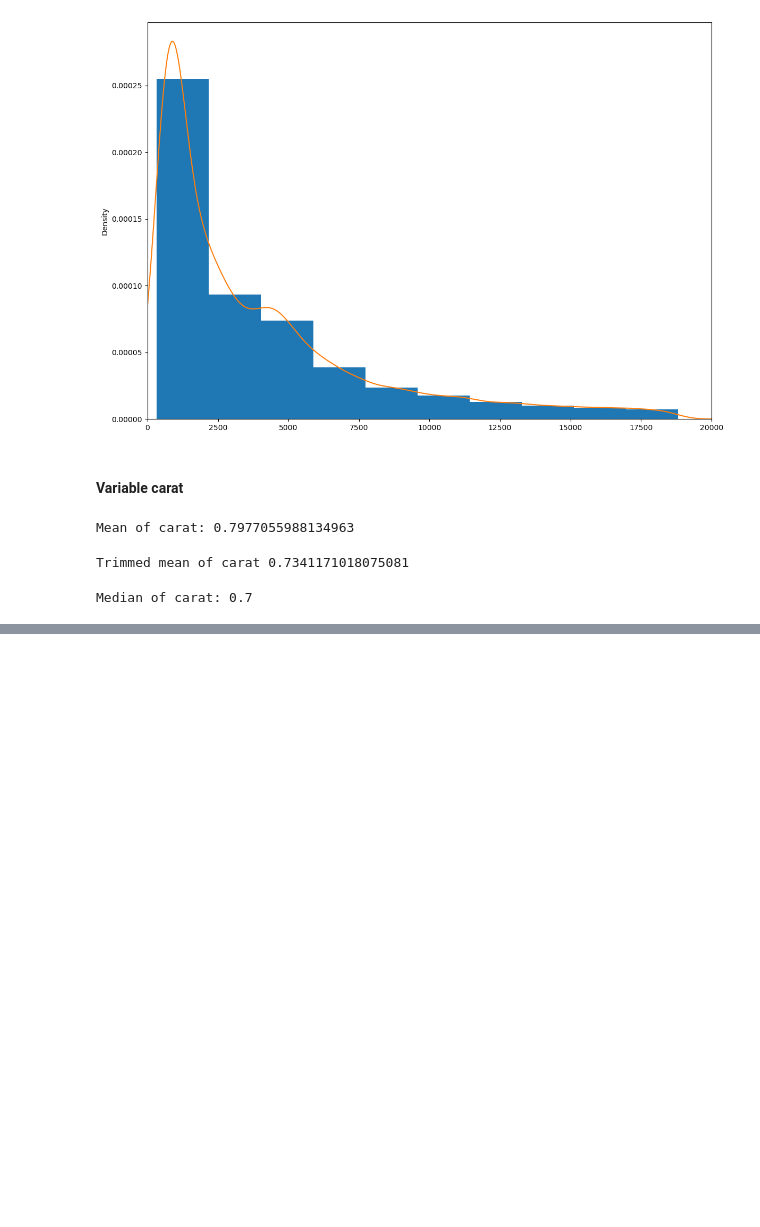
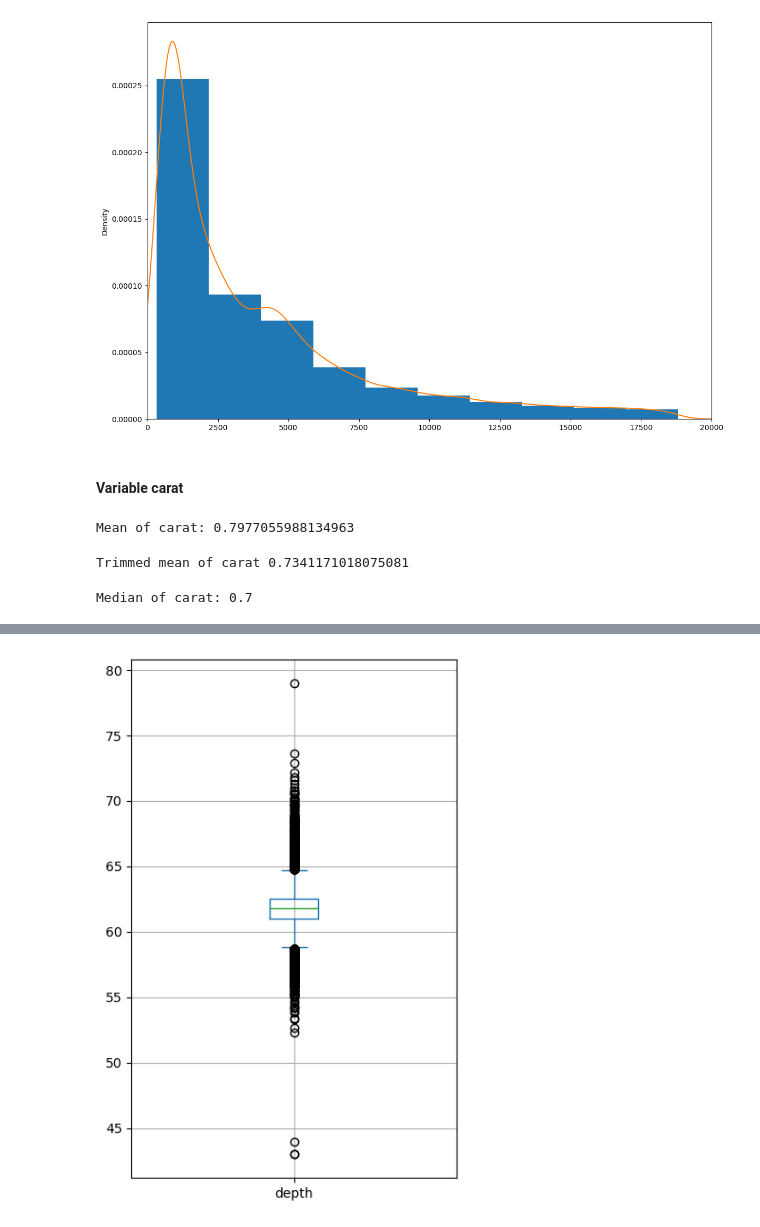
Before and after one commit to blancadelavega/EDA_Diamonds, a Jupyter notebook: main.ipynb, the cells around one changed output, grey strips where cells are left out. Saved outputs shown, nothing was run; the diff lists cells and outputs as text; code cells hidden in the pictures; blank space fills up the shorter version.

```diff
--- a/main.ipynb
+++ b/main.ipynb
@@ -223,0 +367,10 @@ Median of carat: 0.7
+# %%
+# Boxplot (Matplotlib whiskers implementation = 1.5 IQR)
+
+data_depth = data['depth']
+ax = data_depth.plot.box(figsize=(4, 6))
+plt.tight_layout()
+plt.grid()
+plt.show()
+# %% [output]
+[figure, added]
```
Also changed, not shown: parts of 34 cells of this notebook.
